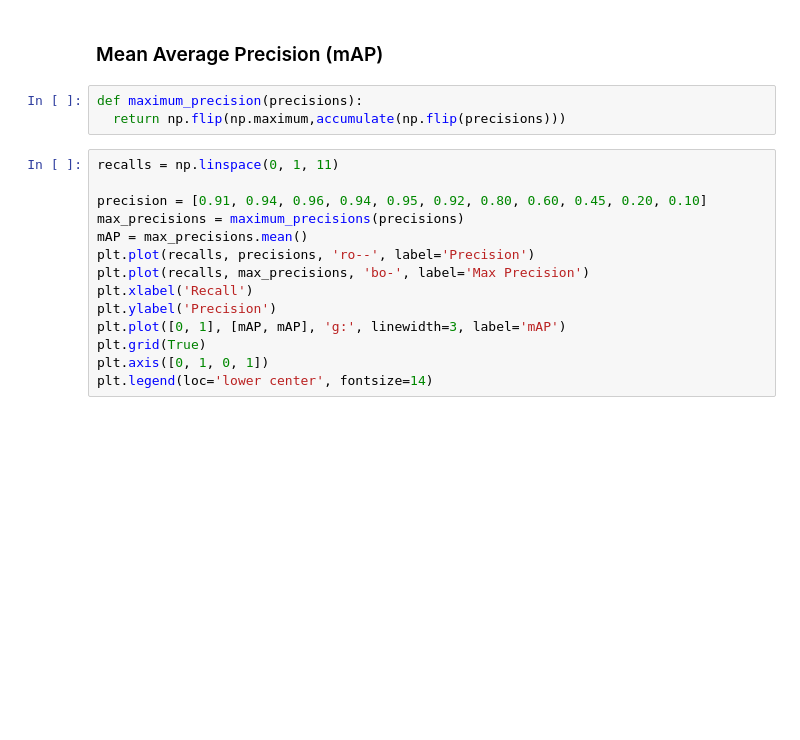
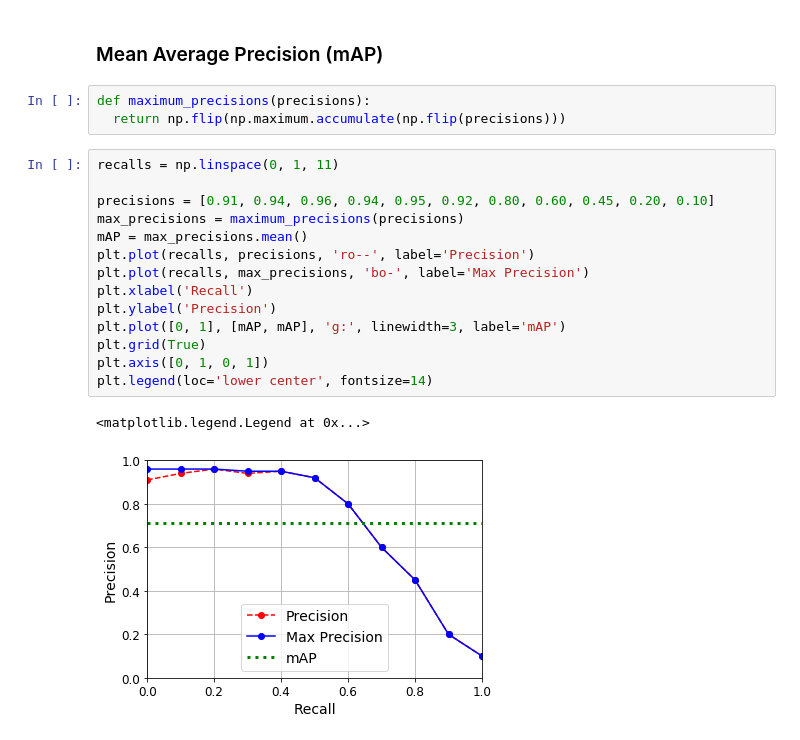
Before and after one commit to thap/skl-tf, a Jupyter notebook: 14_deep_computer_vision.ipynb, the cells around one changed output. Saved outputs shown, nothing was run; the diff lists cells and outputs as text; blank space fills up the shorter version.

```diff
--- a/14_deep_computer_vision.ipynb
+++ b/14_deep_computer_vision.ipynb
@@ -560,22 +689,25 @@ model.fit(fake_train_set, steps_per_epoch=5, epochs=2)
 # %% [markdown]
 ### Mean Average Precision (mAP)
 # %%
-def maximum_precision(precisions):
-  return np.flip(np.maximum,accumulate(np.flip(precisions)))
+def maximum_precisions(precisions):
+  return np.flip(np.maximum.accumulate(np.flip(precisions)))
 # %%
 recalls = np.linspace(0, 1, 11)
 
-precision = [0.91, 0.94, 0.96, 0.94, 0.95, 0.92, 0.80, 0.60, 0.45, 0.20, 0.10]
+precisions = [0.91, 0.94, 0.96, 0.94, 0.95, 0.92, 0.80, 0.60, 0.45, 0.20, 0.10]
 max_precisions = maximum_precisions(precisions)
 mAP = max_precisions.mean()
 plt.plot(recalls, precisions, 'ro--', label='Precision')
 plt.plot(recalls, max_precisions, 'bo-', label='Max Precision')
 plt.xlabel('Recall')
 plt.ylabel('Precision')
 plt.plot([0, 1], [mAP, mAP], 'g:', linewidth=3, label='mAP')
 plt.grid(True)
 plt.axis([0, 1, 0, 1])
 plt.legend(loc='lower center', fontsize=14)
+# %% [output]
+<matplotlib.legend.Legend at 0x...>
+[figure, added]
 # %%
 tf.random.set_seed(42)
 X = images_resized.numpy()
```
Also changed, not shown: parts of 38 cells of this notebook, 4 other files.
